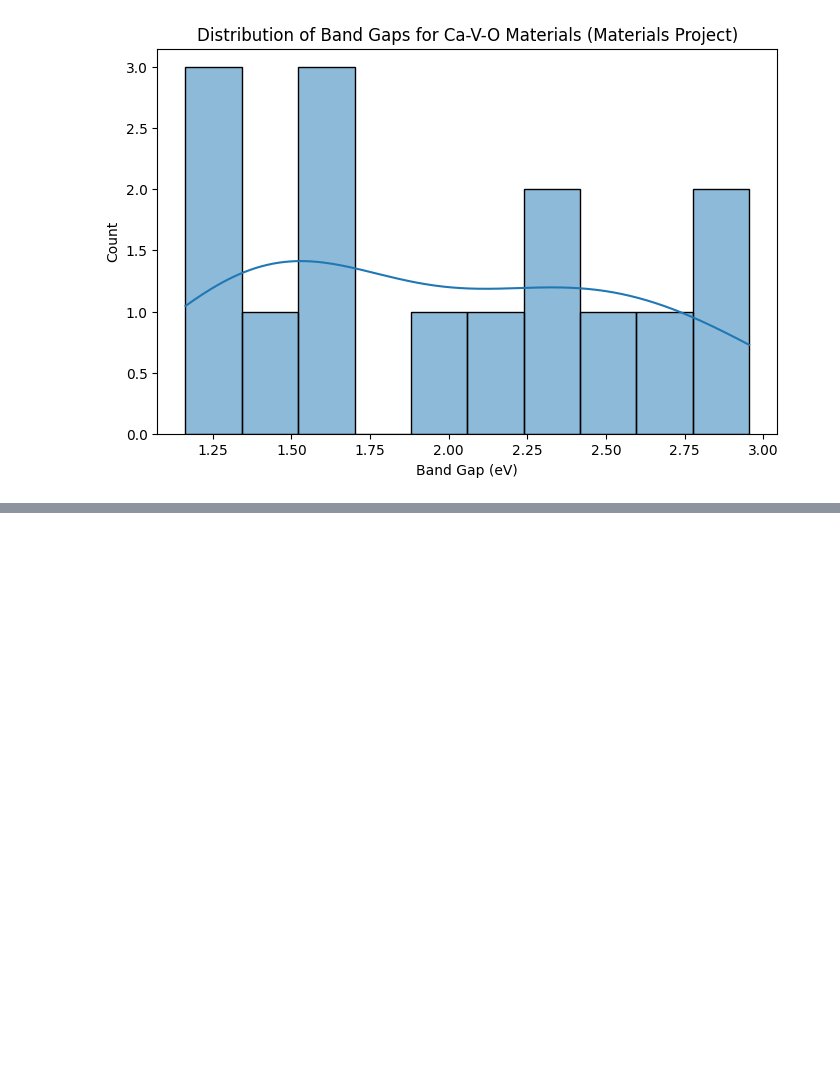
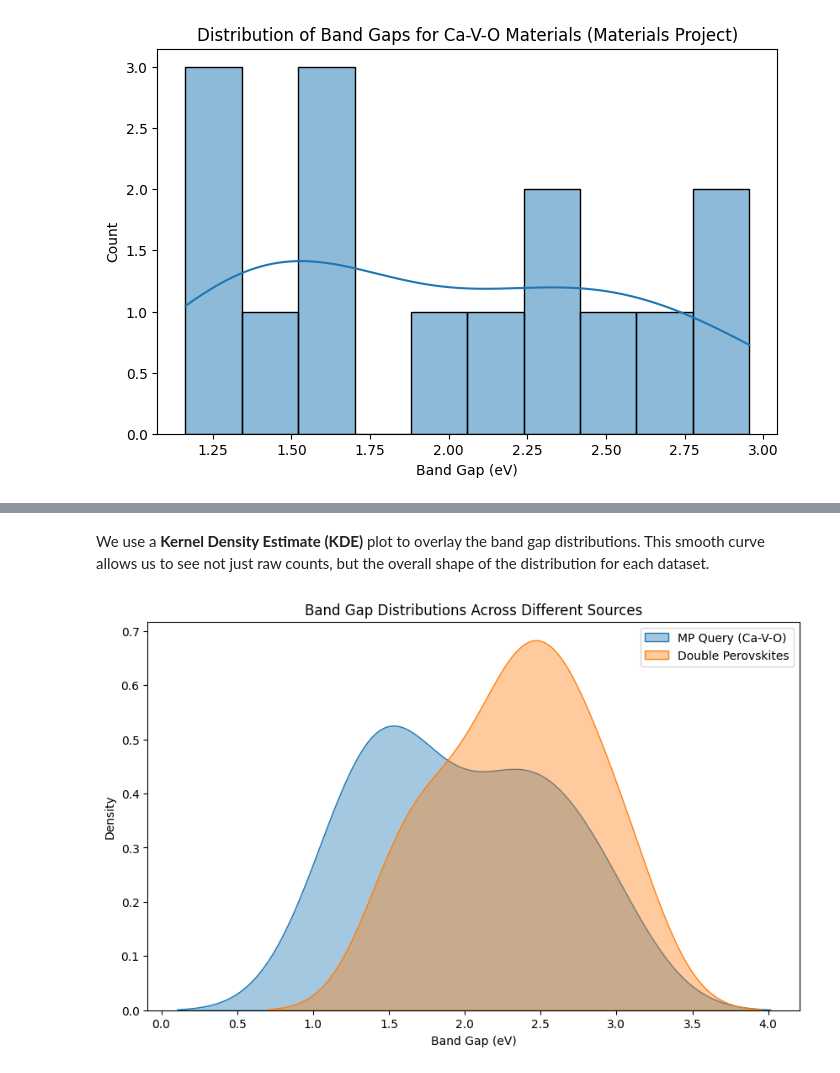
Before and after one commit to vmiranda4/materials-data-mining, a Jupyter notebook: tutorial/_build/jupyter_execute/data_mining/materials_scanning.ipynb, the cells around one changed output, grey strips where cells are left out. Saved outputs shown, nothing was run; the diff lists cells and outputs as text; code cells hidden in the pictures; blank space fills up the shorter version.

Commit message:
complete matminer steps

```diff
--- a/tutorial/_build/jupyter_execute/data_mining/materials_scanning.ipynb
+++ b/tutorial/_build/jupyter_execute/data_mining/materials_scanning.ipynb
@@ -160,0 +274,12 @@ The matminer library provides curated datasets ready for materials informatics.
+# %%
+from matminer.datasets import load_dataset
+
+# Candidate datasets
+df_castelli = load_dataset("castelli_perovskites")
+df_double = load_dataset("double_perovskites_gap")
+df_wolverton = load_dataset("wolverton_oxides")
+
+# Quick overview
+print("Castelli Perovskites:", df_castelli.shape, df_castelli.columns)
+print("Double Perovskites:", df_double.shape, df_double.columns)
+print("Wolverton Oxides:", df_wolverton.shape, df_wolverton.columns)
@@ -160,0 +371,12 @@ The matminer library provides curated datasets ready for materials informatics.
+# %%
+# Apply band gap filter
+gap_min, gap_max = 1.1, 3.2
+
+df_double_filtered = df_double[(df_double["gap gllbsc"] >= gap_min) &
+                               (df_double["gap gllbsc"] <= gap_max)]
+
+# Further filter: only Ca-containing compounds
+df_double_filtered = df_double_filtered[df_double_filtered["formula"].str.contains("Ca", na=False)]
+df_double_filtered = df_double_filtered[df_double_filtered["formula"].str.contains("V", na=False)]
+
+print("Double Perovskites (filtered):", df_double_filtered.shape)
@@ -160,0 +405,15 @@ The matminer library provides curated datasets ready for materials informatics.
+# %% [markdown]
+We use a **Kernel Density Estimate (KDE)** plot to overlay the band gap distributions. This smooth curve allows us to see not just raw counts, but the overall shape of the distribution for each dataset.
+# %%
+plt.figure(figsize=(10,6))
+
+sns.kdeplot(df_mp["band_gap"], label="MP Query (Ca-V-O)", fill=True, alpha=0.4)
+sns.kdeplot(df_double_filtered["gap gllbsc"], label="Double Perovskites", fill=True, alpha=0.4)
+
+plt.xlabel("Band Gap (eV)")
+plt.ylabel("Density")
+plt.title("Band Gap Distributions Across Different Sources")
+plt.legend()
+plt.show()
+# %% [output]
+[figure, added]
```
Also changed, not shown: parts of 30 cells of this notebook, 12 other files.
